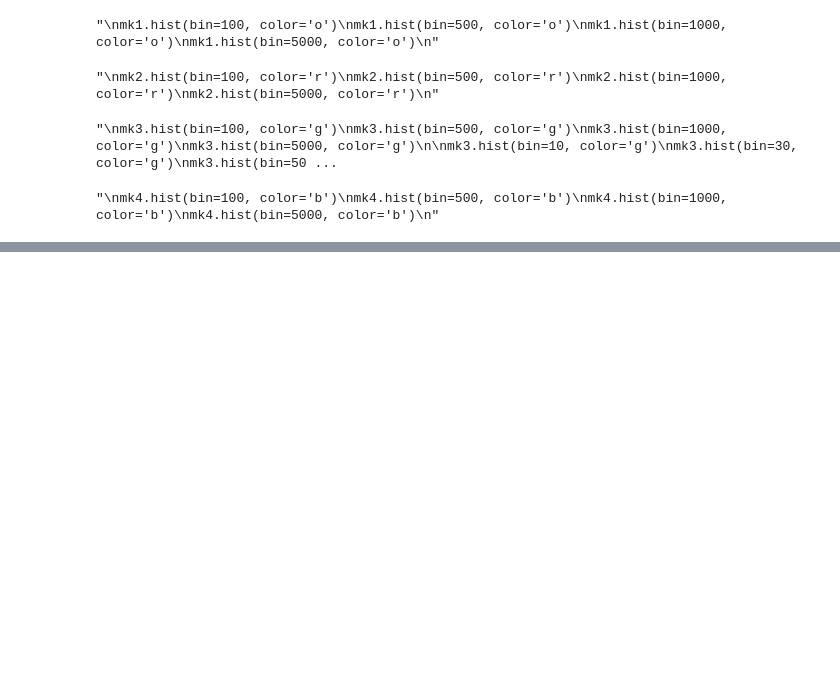
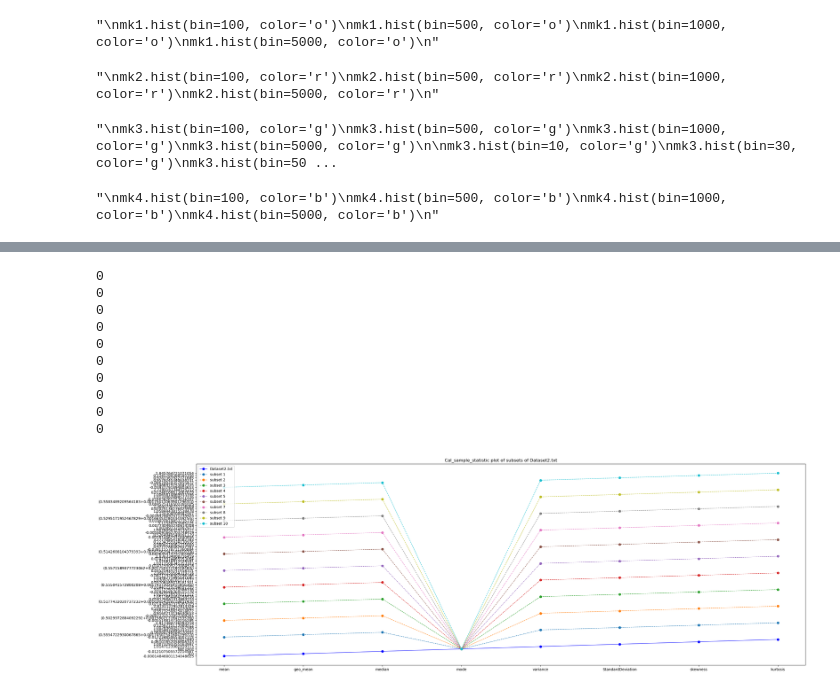
Before and after one commit to mmingyeong/2023-2_AstroStatistics_HW, a Jupyter notebook: HW1/HW1_ProbA.ipynb, the cells around one changed output, grey strips where cells are left out. Cells and saved outputs as stored; diff of their text form; code cells hidden in the pictures; blank space fills up the shorter version.

```diff
--- a/HW1/HW1_ProbA.ipynb
+++ b/HW1/HW1_ProbA.ipynb
@@ -320,0 +464,78 @@ kurtosis:  5.917344575128322
+# %%
+#Prob B
+
+mk2_subset1 = mk2_list[0:1000]
+mk2_subset2 = mk2_list[1000:2000]
+mk2_subset3 = mk2_list[2000:3000]
+mk2_subset4 = mk2_list[3000:4000]
+mk2_subset5 = mk2_list[4000:5000]
+mk2_subset6 = mk2_list[5000:6000]
+mk2_subset7 = mk2_list[6000:7000]
+mk2_subset8 = mk2_list[7000:8000]
+mk2_subset9 = mk2_list[8000:9000]
+mk2_subset10 = mk2_list[9000:10000]
+
+subset_list = []
+subset_list.append(mk2_subset1)
+subset_list.append(mk2_subset2)
+subset_list.append(mk2_subset3)
+subset_list.append(mk2_subset4)
+subset_list.append(mk2_subset5)
+subset_list.append(mk2_subset6)
+subset_list.append(mk2_subset7)
+subset_list.append(mk2_subset8)
+subset_list.append(mk2_subset9)
+subset_list.append(mk2_subset10)
+
+plt.figure(figsize=(30,10))
+plt.plot(mk2_cal_dic.keys(), mk2_cal_dic.values(), 'bo-', linewidth=1, label="Dataset2.txt")
+plt.legend(loc='upper left')
+plt.title(f"Cal_sample_statistic plot of subsets of Dataset2.txt")
+
+# newfile.py
+f = open("hw1_proB_2.txt", 'w')
+index = 1
+for dataset in subset_list:
+    mk_cal = Cal_sample_statistic(dataset)
+
+    mk_cal_dic = {}
+    mk_cal_dic["mean"] = mk_cal.mean()
+    mk_cal_dic["geo_mean"] = mk_cal.geo_mean()
+    mk_cal_dic["median"] = mk_cal.median()
+    mk_cal_dic["mode"] = mk_cal.mode()
+    mk_cal_dic["variance"] = mk_cal.variance()
+    mk_cal_dic["StandardDeviation"] = mk_cal.StandardDeviation()
+    mk_cal_dic["skewness"] = mk_cal.skewness()
+    mk_cal_dic["kurtosis"] = mk_cal.kurtosis()
+
+    #f.write(f"<calculate the following for subset dataset {index}>\n")
+    #f.write(f"mean: {mk_cal.mean()}\n")
+    #f.write(f"geo_mean: {mk_cal.geo_mean()}\n")
+    #f.write(f"median: {mk_cal.median()}\n")
+    #f.write(f"mode: {mk_cal.mode()}\n")
+    #f.write(f"variance: {mk_cal.variance()}\n")
+    #f.write(f"StandardDeviation: {mk_cal.StandardDeviation()}\n")
+    #f.write(f"skewness: {mk_cal.skewness()}\n")
+    #f.write(f"kurtosis: {mk_cal.kurtosis()}\n")
+    #f.write("\n")
+
+    plt.plot(mk_cal_dic.keys(), mk_cal_dic.values(), 'o--', linewidth=1, label=f"subset {index}")
+
+    index += 1
+
+f.close()
+
+plt.legend(loc='upper left')
+plt.show()
+# %% [output]
+0
+0
+0
+0
+0
+0
+0
+0
+0
+0
+[figure, added]
```
Also changed, not shown: parts of 15 cells of this notebook, 8 other files.
